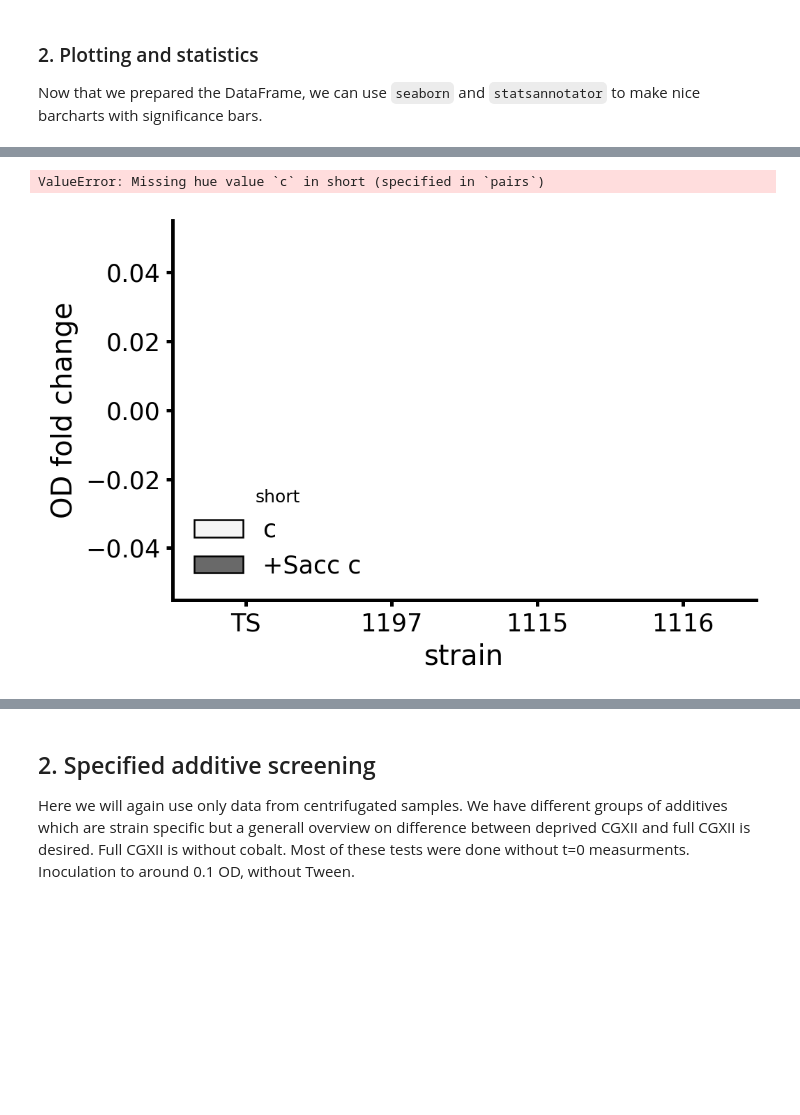
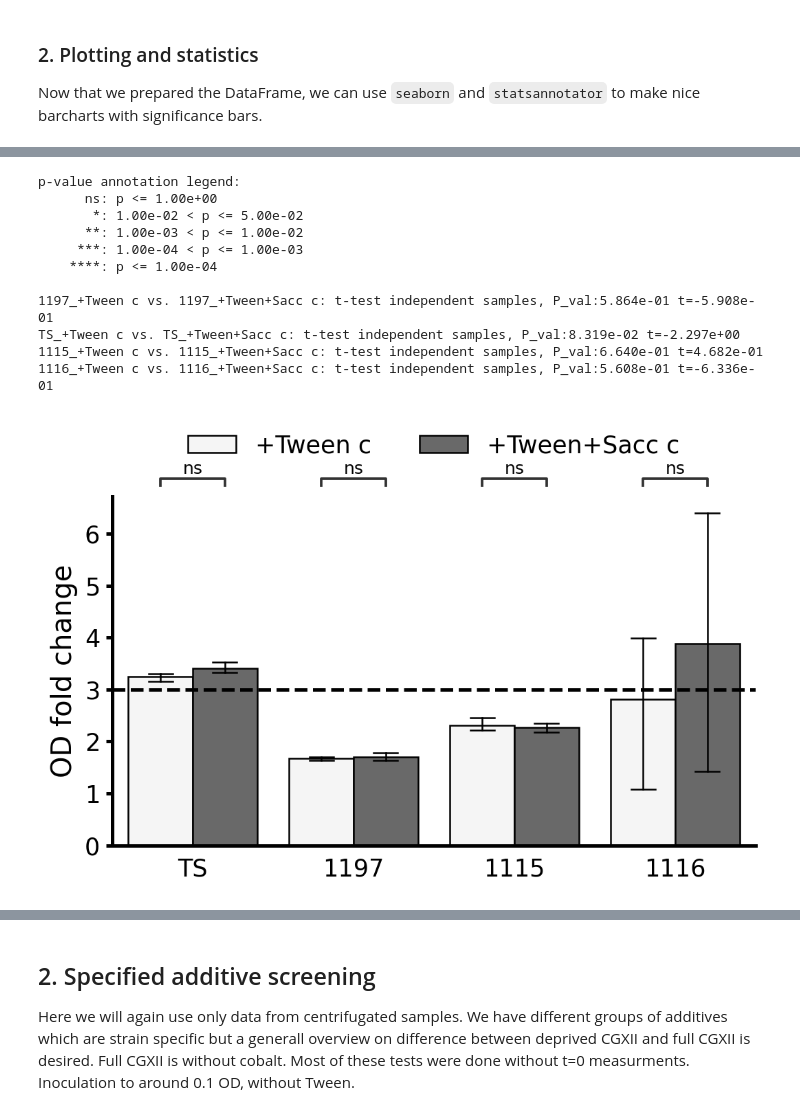
Before and after one commit to draeger-lab/C_striatum_wetlab, a Jupyter notebook: binary_growth_phenotypes/code/binary_eval.ipynb, the cells around one changed output, grey strips where cells are left out. Drawn from its saved outputs; the diff is of its cells as text; code cells hidden in the pictures; blank space fills up the shorter version.

```diff
--- a/binary_growth_phenotypes/code/binary_eval.ipynb
+++ b/binary_growth_phenotypes/code/binary_eval.ipynb
@@ -132,9 +142,19 @@ ValueError: Missing hue value `c` in short (specified in `pairs`)
 # %%
-hue_order = ['c', '+Sacc c']
+hue_order = ['+Tween c', '+Tween+Sacc c']
 create_barplot_stats(data,x,y,hue,hue_order)
 plt.tight_layout()
 #plt.savefig('figures/plots_with_stats/sacc.png')
 # %% [output]
-ValueError: Missing hue value `c` in short (specified in `pairs`)
+p-value annotation legend:
+      ns: p <= 1.00e+00
+       *: 1.00e-02 < p <= 5.00e-02
+      **: 1.00e-03 < p <= 1.00e-02
+     ***: 1.00e-04 < p <= 1.00e-03
+    ****: p <= 1.00e-04
+
+1197_+Tween c vs. 1197_+Tween+Sacc c: t-test independent samples, P_val:5.864e-01 t=-5.908e-01
+TS_+Tween c vs. TS_+Tween+Sacc c: t-test independent samples, P_val:8.319e-02 t=-2.297e+00
+1115_+Tween c vs. 1115_+Tween+Sacc c: t-test independent samples, P_val:6.640e-01 t=4.682e-01
+1116_+Tween c vs. 1116_+Tween+Sacc c: t-test independent samples, P_val:5.608e-01 t=-6.336e-01
-[figure, old version]
+[figure, new version]
 # %%
```
Also changed, not shown: parts of 22 cells of this notebook, 4 other files.
